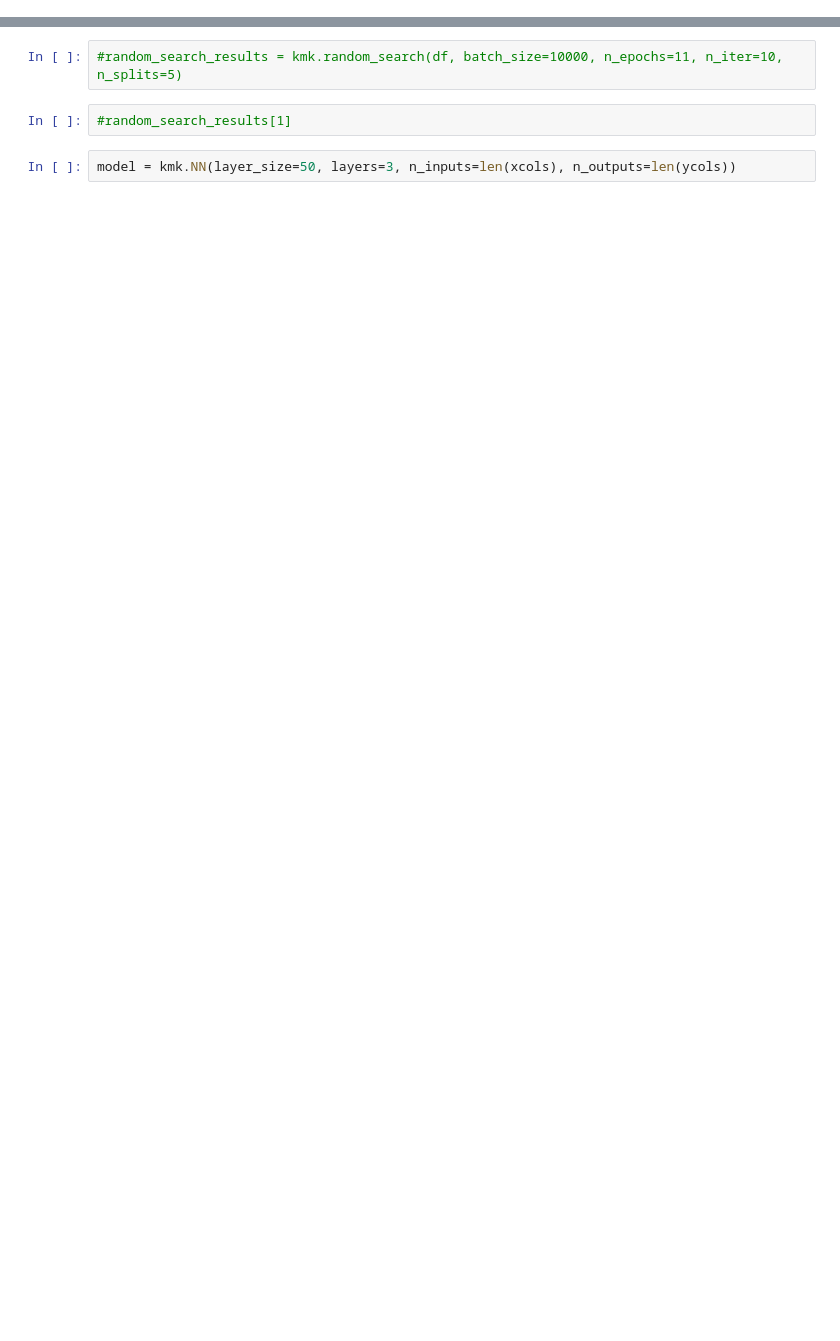
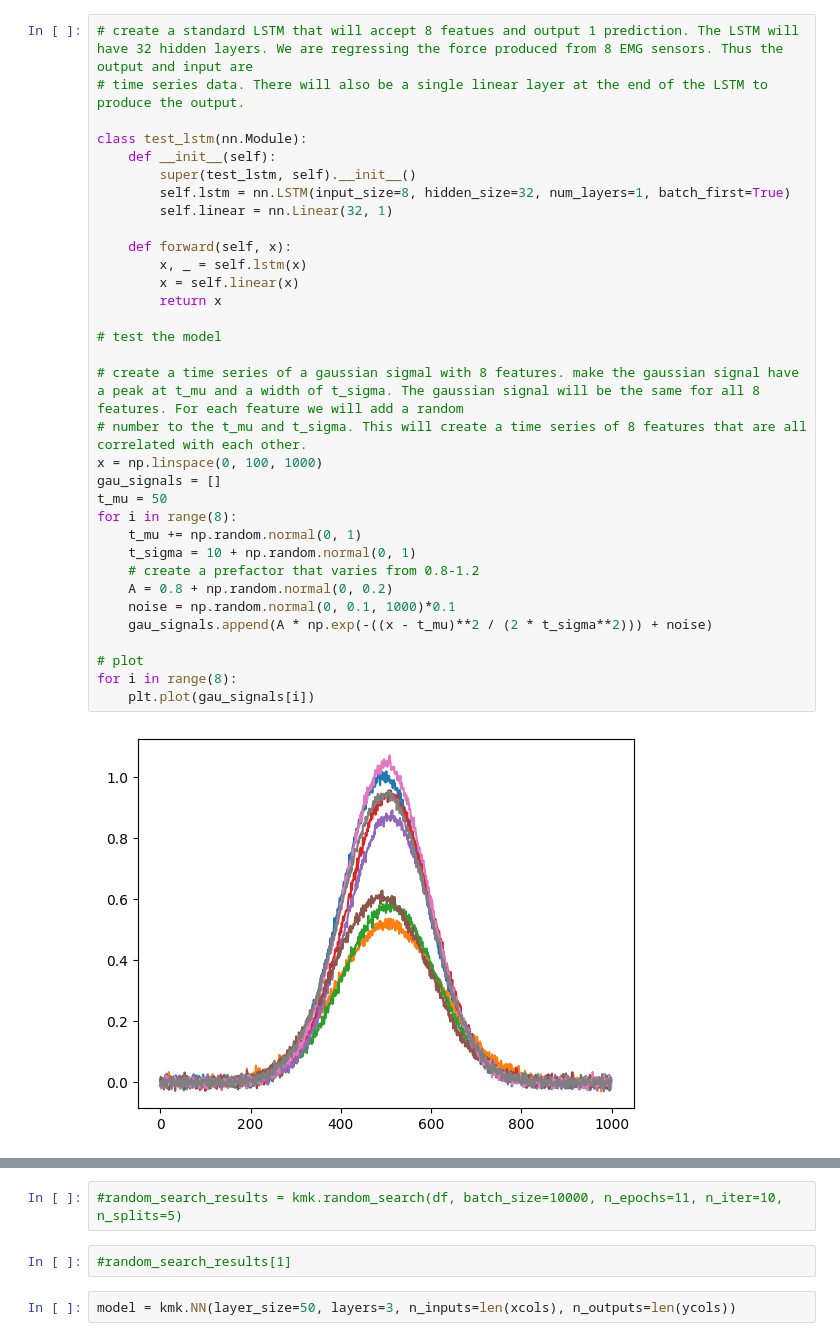
Before and after one commit to ericfonseca95/kmk, a Jupyter notebook: notebooks/test.ipynb, the cells around one changed output, grey strips where cells are left out. Drawn from its saved outputs; the diff is of its cells as text; blank space fills up the shorter version.

Commit message:
updated with a lstm toy model
toy model

```diff
--- a/notebooks/test.ipynb
+++ b/notebooks/test.ipynb
@@ -12,0 +12,35 @@ os.getcwd()
+# %%
+# create a standard LSTM that will accept 8 featues and output 1 prediction. The LSTM will have 32 hidden layers. We are regressing the force produced from 8 EMG sensors. Thus the output and input are
+# time series data. There will also be a single linear layer at the end of the LSTM to produce the output.
+
+class test_lstm(nn.Module):
+    def __init__(self):
+        super(test_lstm, self).__init__()
+        self.lstm = nn.LSTM(input_size=8, hidden_size=32, num_layers=1, batch_first=True)
+        self.linear = nn.Linear(32, 1)
+
+    def forward(self, x):
+        x, _ = self.lstm(x)
+        x = self.linear(x)
+        return x
+
+# test the model
+
+# create a time series of a gaussian sigmal with 8 features. make the gaussian signal have a peak at t_mu and a width of t_sigma. The gaussian signal will be the same for all 8 features. For each feature we will add a random
+# number to the t_mu and t_sigma. This will create a time series of 8 features that are all correlated with each other.
+x = np.linspace(0, 100, 1000)
+gau_signals = []
+t_mu = 50
+for i in range(8):
+    t_mu += np.random.normal(0, 1)
+    t_sigma = 10 + np.random.normal(0, 1)
+    # create a prefactor that varies from 0.8-1.2
+    A = 0.8 + np.random.normal(0, 0.2)
+    noise = np.random.normal(0, 0.1, 1000)*0.1
+    gau_signals.append(A * np.exp(-((x - t_mu)**2 / (2 * t_sigma**2))) + noise)
+
+# plot
+for i in range(8):
+    plt.plot(gau_signals[i])
+# %% [output]
+[figure, added]
```
Also changed, not shown: parts of 14 cells of this notebook, 1 other file.
